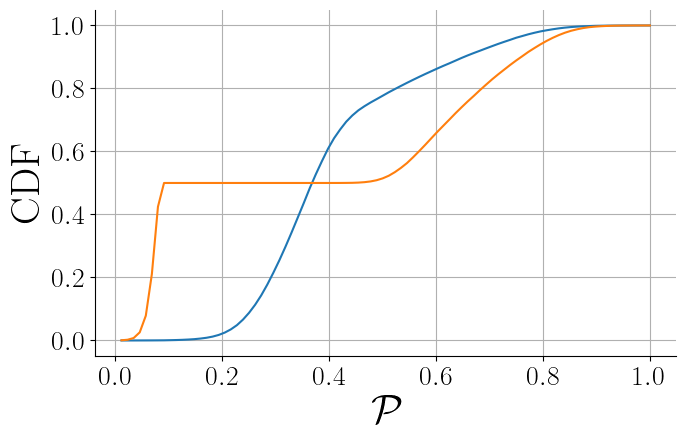
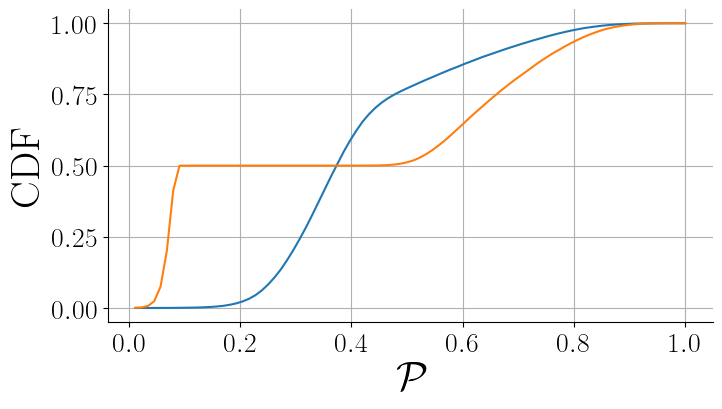
Code edit (unified diff) that turned the first committed figure into the second:
--- before
+++ after
@@ -4,3 +4,5 @@
 plt.xlabel(r'$\mathcal{P}$', fontsize=30)
 plt.grid()
-
+plt.tight_layout()
+plt.savefig('./Plots/Prominence_CDF.pdf',dpi=125.)
+plt.show()

Commit: Updated notebook